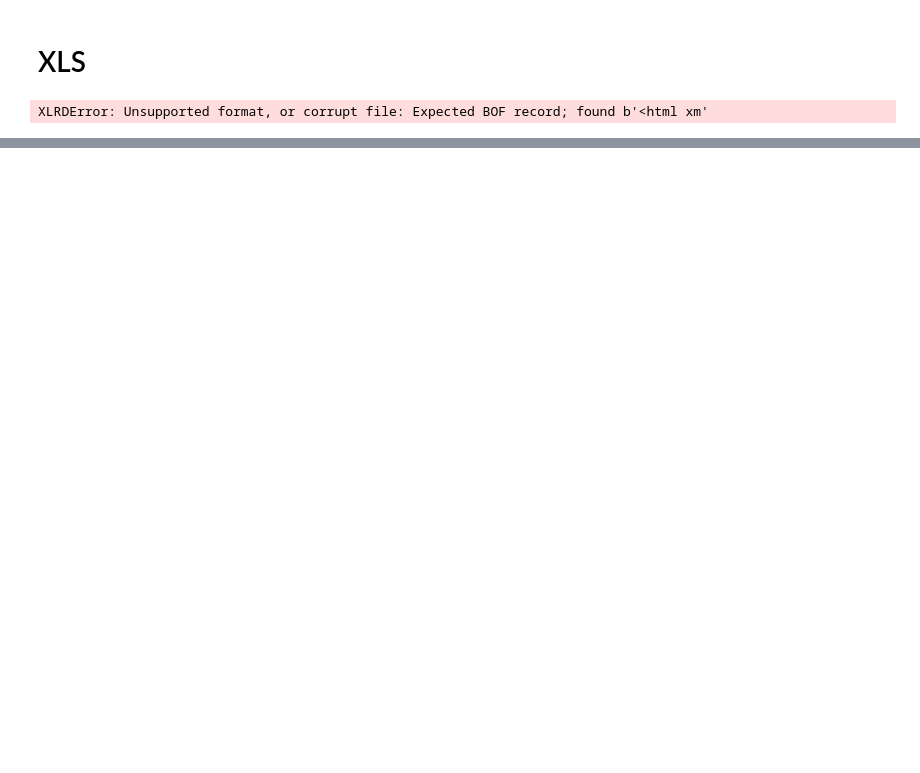
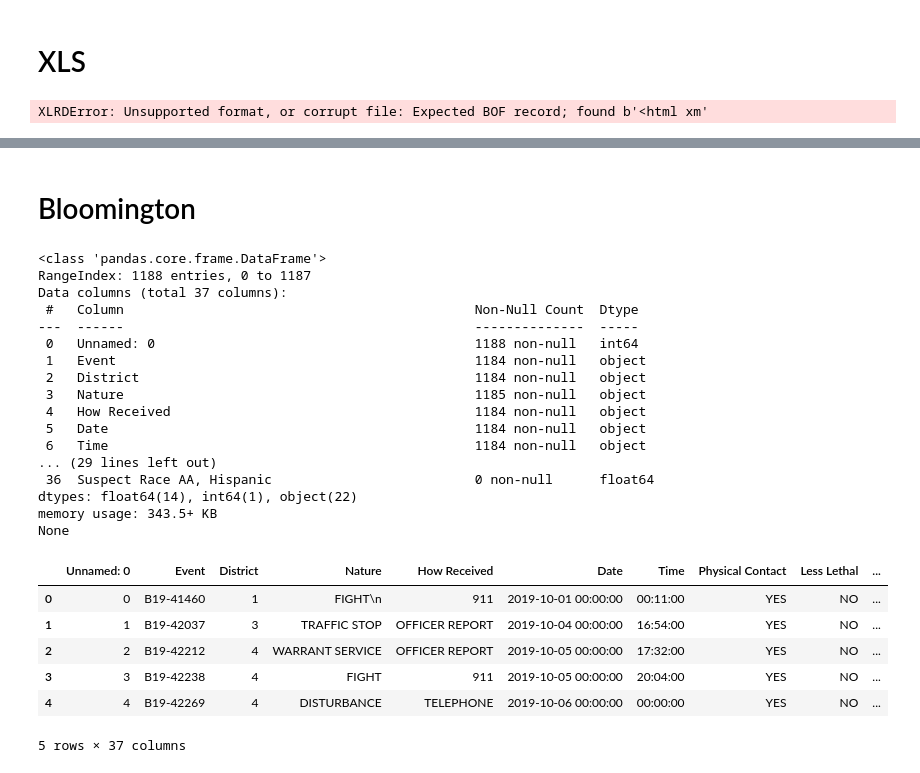
Before and after one commit to BloomTech-Labs/human-rights-first-ds-d, a Jupyter notebook: notebooks/labs_27/0.1-JM-data-wrangling.ipynb, the cells around one changed output, grey strips where cells are left out. Saved outputs shown, nothing was run; the diff lists cells and outputs as text; code cells hidden in the pictures; blank space fills up the shorter version.

```diff
--- a/notebooks/labs_27/0.1-JM-data-wrangling.ipynb
+++ b/notebooks/labs_27/0.1-JM-data-wrangling.ipynb
@@ -180,0 +506,32 @@ bedford.head()
+# %% [markdown]
+# Bloomington
+# %%
+bloomington = pd.read_csv(data_path / 'Bloomington.csv')
+
+print(bloomington.info())
+bloomington.head()
+# %% [output]
+<class 'pandas.core.frame.DataFrame'>
+RangeIndex: 1188 entries, 0 to 1187
+Data columns (total 37 columns):
+ #   Column                                             Non-Null Count  Dtype
+---  ------                                             --------------  -----
+ 0   Unnamed: 0                                         1188 non-null   int64
+ 1   Event                                              1184 non-null   object
+ 2   District                                           1184 non-null   object
+ 3   Nature                                             1185 non-null   object
+ 4   How Received                                       1184 non-null   object
+ 5   Date                                               1184 non-null   object
+ 6   Time                                               1184 non-null   object
+... (29 lines left out)
+ 36  Suspect Race AA, Hispanic                          0 non-null      float64
+dtypes: float64(14), int64(1), object(22)
+memory usage: 343.5+ KB
+None
+|  | Unnamed: 0 | Event | District | Nature | How Received | Date | Time | Physical Contact | Less Lethal | ... |
+| 0 | 0 | B19-41460 | 1 | FIGHT\n | 911 | 2019-10-01 00:00:00 | 00:11:00 | YES | NO | ... |
+| 1 | 1 | B19-42037 | 3 | TRAFFIC STOP | OFFICER REPORT | 2019-10-04 00:00:00 | 16:54:00 | YES | NO | ... |
+| 2 | 2 | B19-42212 | 4 | WARRANT SERVICE | OFFICER REPORT | 2019-10-05 00:00:00 | 17:32:00 | YES | NO | ... |
+| 3 | 3 | B19-42238 | 4 | FIGHT | 911 | 2019-10-05 00:00:00 | 20:04:00 | YES | NO | ... |
+| 4 | 4 | B19-42269 | 4 | DISTURBANCE | TELEPHONE | 2019-10-06 00:00:00 | 00:00:00 | YES | NO | ... |
+5 rows × 37 columns
```
Also changed, not shown: parts of 56 cells of this notebook, 30 other files.
